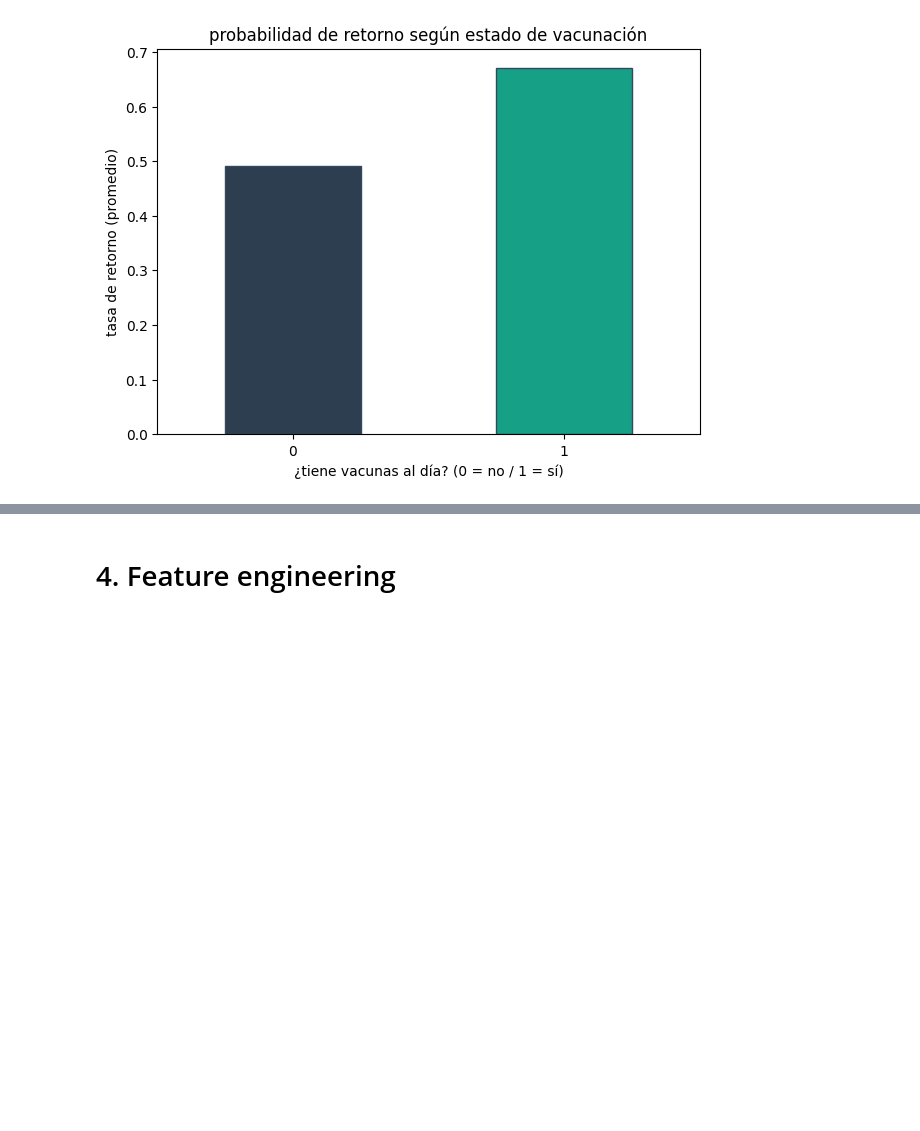
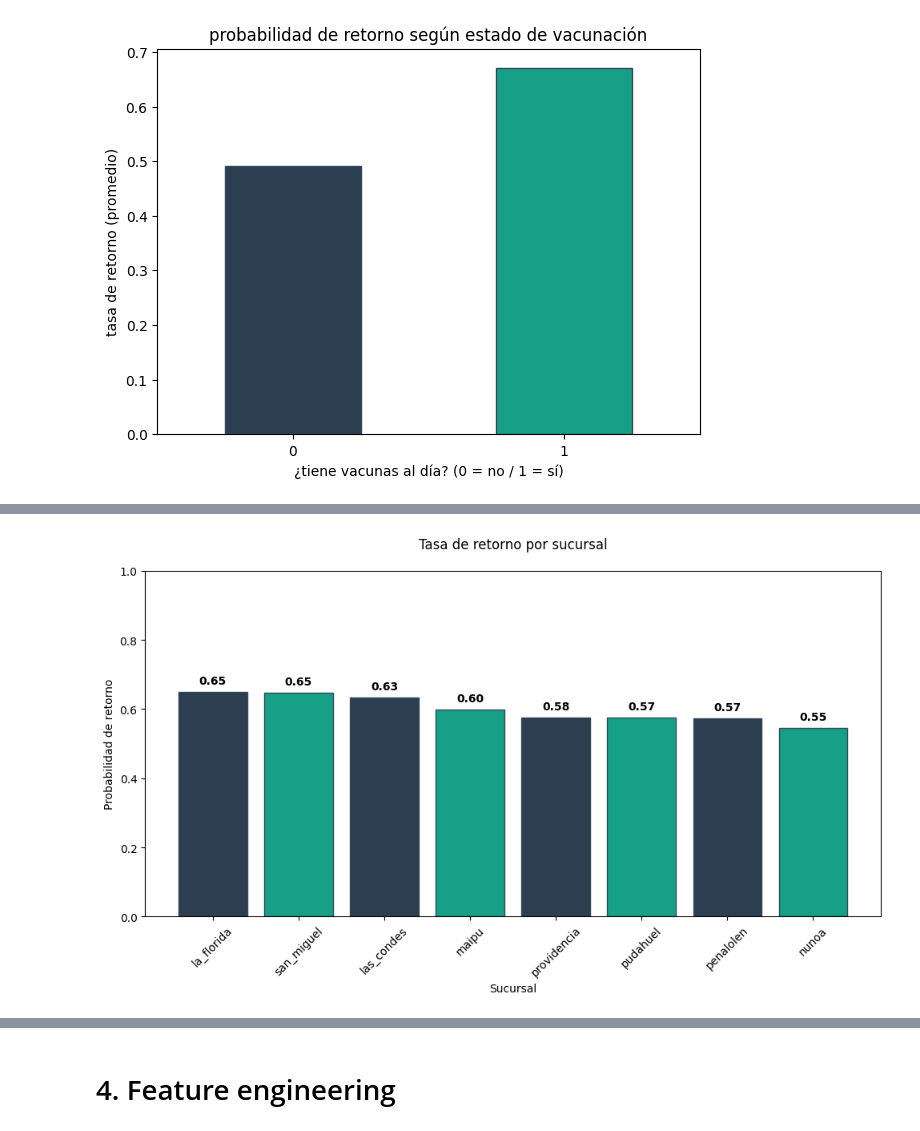
Before and after one commit to daemon1s/vetsur-ml-fastapi-nextjs, a Jupyter notebook: notebooks/vetsur.ipynb, the cells around one changed output, grey strips where cells are left out. Saved outputs shown, nothing was run; the diff lists cells and outputs as text; code cells hidden in the pictures; blank space fills up the shorter version.

```diff
--- a/notebooks/vetsur.ipynb
+++ b/notebooks/vetsur.ipynb
@@ -180,0 +173,83 @@ plt.show()
+# %%
+import matplotlib.pyplot as plt
+import seaborn as sns
+import numpy as np
+
+
+vetsur_palette = ["#2c3e50", "#16a085"]
+
+def autolabel_vetsur(rects, ax):
+    for rect in rects:
+        height = rect.get_height()
+        ax.annotate(f'{height:.2f}',
+                    xy=(rect.get_x() + rect.get_width() / 2, height),
+                    xytext=(0, 5),
+                    textcoords="offset points",
+                    ha='center', va='bottom', fontweight='bold')
+
+# 1. Gráfico de sucursal
+plt.figure(figsize=(10, 6))
+suc_data = df.groupby('sucursal')['retorno_90d'].mean().sort_values(ascending=False)
+ax1 = plt.gca()
+rects1 = ax1.bar(suc_data.index, suc_data.values,
+                 color=[vetsur_palette[0], vetsur_palette[1]] * 4,
+                 edgecolor='#34495e')
+
+plt.title('Tasa de retorno por sucursal', fontsize=12, pad=20)
+plt.ylabel('Probabilidad de retorno')
+plt.xlabel('Sucursal')
+plt.xticks(rotation=45)
+plt.ylim(0, 1)
+autolabel_vetsur(rects1, ax1)
+plt.tight_layout()
+plt.show()
+
+# 2. Fidelidad según especie de mascota
+plt.figure(figsize=(8, 6))
+esp_data = df.groupby('especie')['retorno_90d'].mean().sort_values(ascending=False)
+ax2 = plt.gca()
+rects2 = ax2.bar(esp_data.index, esp_data.values,
+                 color=[vetsur_palette[0], vetsur_palette[1]] * 2,
+                 edgecolor='#34495e')
+
+plt.title('Fidelidad según especie de mascota', fontsize=12, pad=20)
+plt.ylabel('Probabilidad de retorno')
+plt.xlabel('Especie')
+plt.ylim(0, 1)
+autolabel_vetsur(rects2, ax2)
+plt.tight_layout()
+plt.show()
+
+# 3. Impacto del gasto médico en el retorno (BOXPLOT)
+plt.figure(figsize=(10, 6))
+sns.boxplot(x='retorno_90d', y='monto_cobrado', data=df,
+            hue='retorno_90d', palette=vetsur_palette, legend=False)
+
+plt.title('Impacto del gasto médico en el retorno', fontsize=12, pad=20)
+plt.xlabel('¿Volvió a los 90 días? (0=No, 1=Sí)')
+plt.ylabel('Monto cobrado ($)')
+plt.xticks([0, 1], ['No retorna', 'Retorna'])
+plt.tight_layout()
+plt.show()
+
+# 4. Matriz de confusión
+from sklearn.metrics import confusion_matrix
+from matplotlib.colors import LinearSegmentedColormap
+
+cmap_vetsur_final = LinearSegmentedColormap.from_list("vetsur", ["#ffffff", "#16a085"])
+cm = confusion_matrix(y_test, predicciones)
+plt.figure(figsize=(7, 5))
+sns.heatmap(cm, annot=True, fmt='d', cmap=cmap_vetsur_final, cbar=False,
+            xticklabels=['No vuelve', 'Vuelve'],
+            yticklabels=['No vuelve', 'Vuelve'],
+            annot_kws={"size": 15, "fontweight": "bold", "color": "#2c3e50"})
+
+plt.title('Matriz de confusión: Resultados reales vs. predicciones',
+          fontsize=13, fontweight='bold', pad=20, color="#2c3e50")
+plt.ylabel('Realidad', fontsize=12, fontweight='bold')
+plt.xlabel('Predicción del modelo', fontsize=12, fontweight='bold')
+
+plt.tight_layout()
+plt.show()
+# %% [output]
+[figure, added]
```
Also changed, not shown: parts of 24 cells of this notebook, 12 other files.
